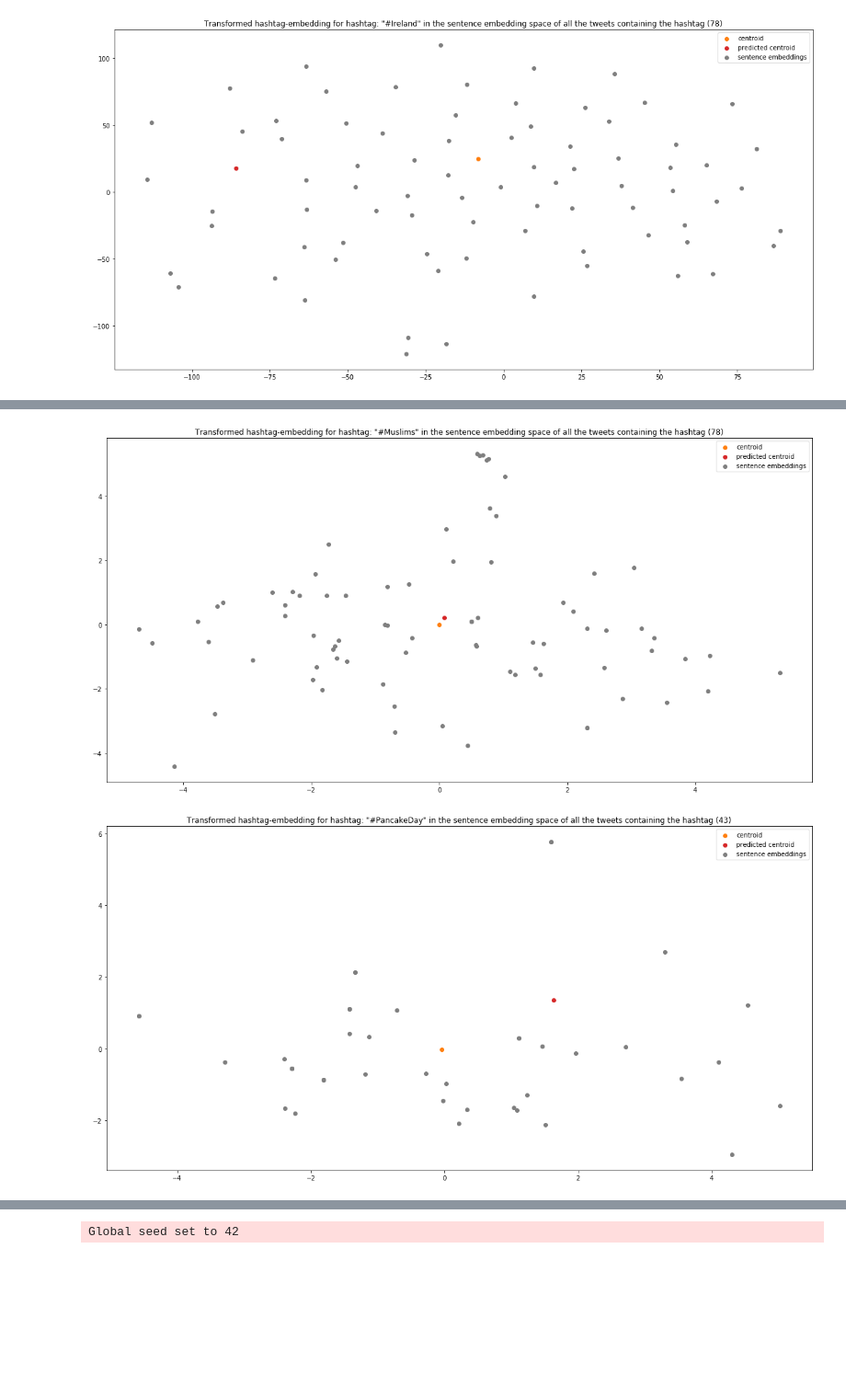
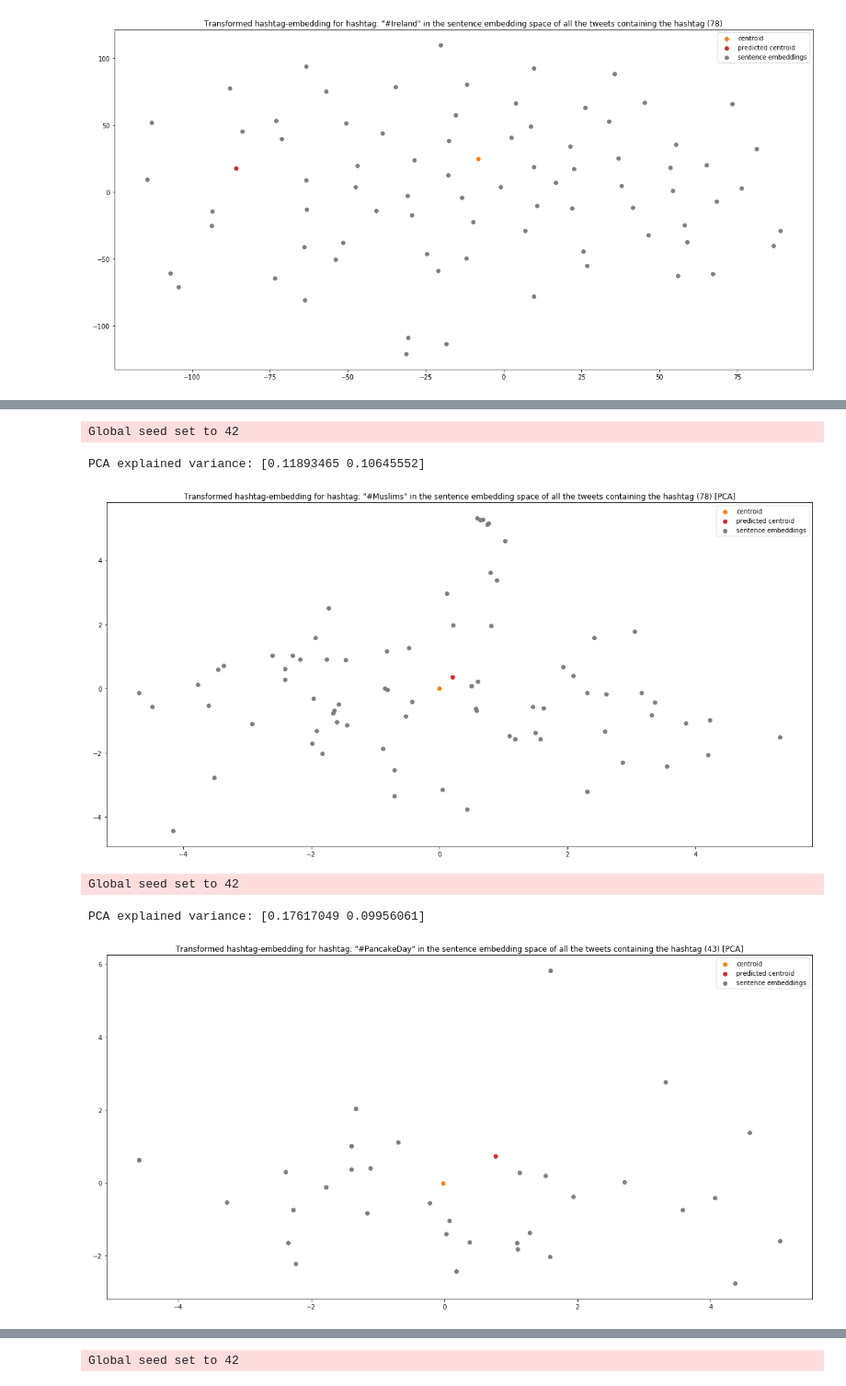
Before and after one commit to danielmuellerdev/HASHET, a Jupyter notebook: visualize_data.ipynb, the cells around one changed output, grey strips where cells are left out. Shown at 92% size. Cells and saved outputs as stored; diff of their text form; code cells hidden in the pictures; blank space fills up the shorter version.

```diff
--- a/visualize_data.ipynb
+++ b/visualize_data.ipynb
@@ -304,12 +406,16 @@ hashtag_analyzer.plot_a_hashtag('#Melitopol', sent_emb_model)
 # %%
 pl.seed_everything(42)
-hashtag_analyzer.plot_a_hashtag('#Muslims', sent_emb_model)
+hashtag_analyzer.plot_a_hashtag('#Muslims', sent_emb_model, dim_reduction_mode=HashtagAnalyzer.DimensionReductionMode.PCA)
 # %% [output]
+Global seed set to 42
+PCA explained variance: [0.11893465 0.10645552]
-[figure, old version]
+[figure, new version]
 # %%
 pl.seed_everything(42)
-hashtag_analyzer.plot_a_hashtag('#PancakeDay', sent_emb_model)
+hashtag_analyzer.plot_a_hashtag('#PancakeDay', sent_emb_model, dim_reduction_mode=HashtagAnalyzer.DimensionReductionMode.PCA)
 # %% [output]
+Global seed set to 42
+PCA explained variance: [0.17617049 0.09956061]
-[figure, old version]
+[figure, new version]
 # %%
 pl.seed_everything(42)
```
Also changed, not shown: parts of 15 cells of this notebook.
